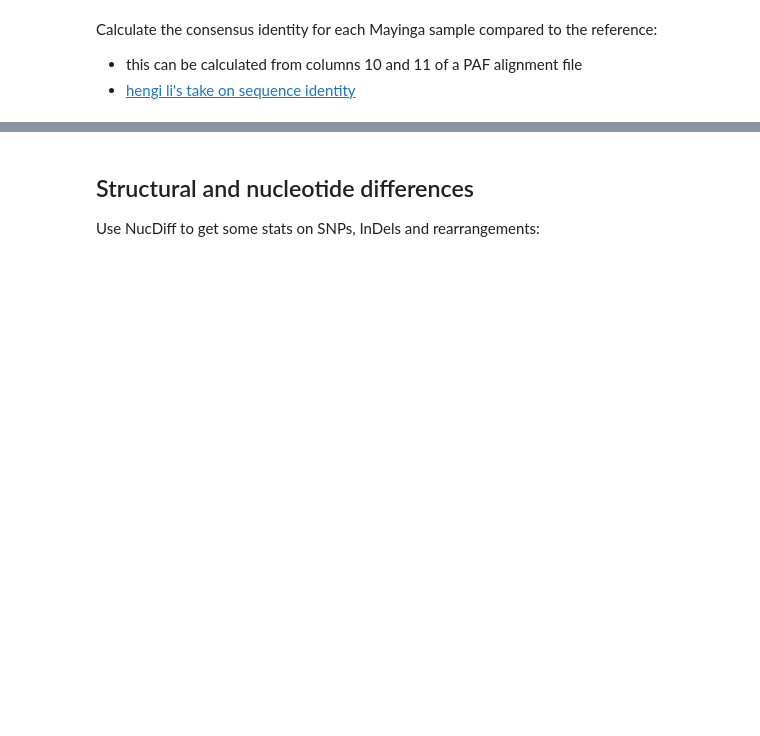
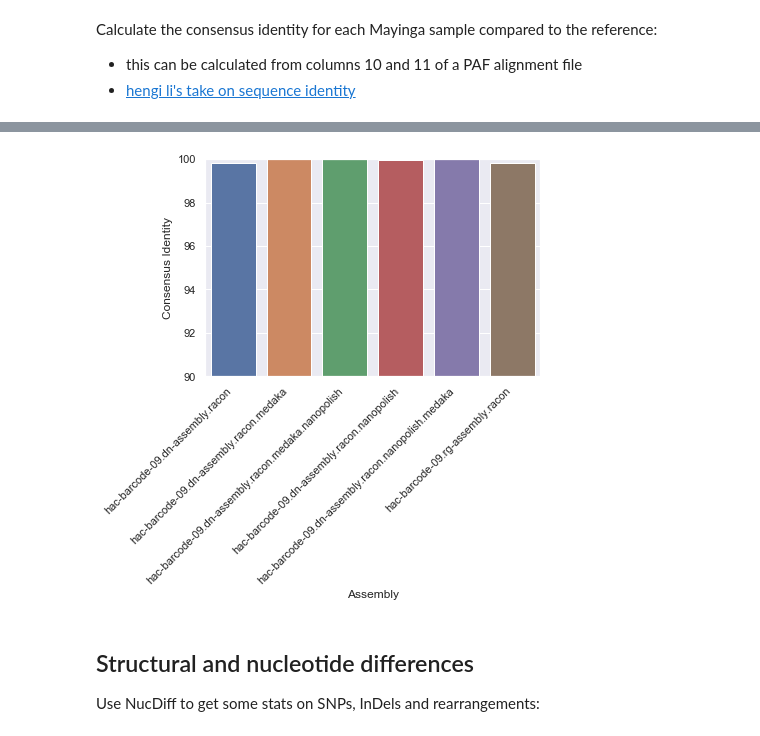
Before and after one commit to will-rowe/signal-check, a Jupyter notebook: 2.evaluating-mayinga-assemblies.ipynb, the cells around one changed output, grey strips where cells are left out. Drawn from its saved outputs; the diff is of its cells as text; code cells hidden in the pictures; blank space fills up the shorter version.

```diff
--- a/2.evaluating-mayinga-assemblies.ipynb
+++ b/2.evaluating-mayinga-assemblies.ipynb
@@ -81,3 +85,7 @@ chart
+# %%
+plotConsensusIdentity("tmp/mayinga-assemblies_hac.list")
+# %% [output]
+[figure, added]
 # %% [markdown]
 ## Structural and nucleotide differences
 
```
Also changed, not shown: parts of 14 cells of this notebook, 53 other files.
